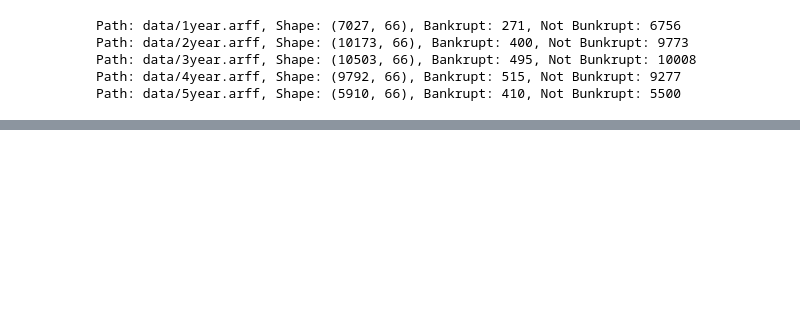
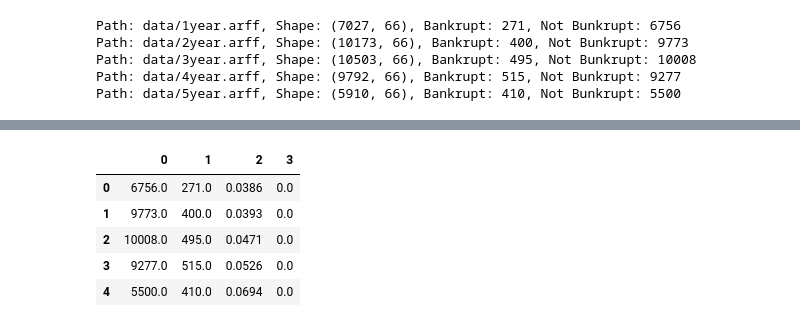
Before and after one commit to achmand/Polish-Bankruptcy-Prediction, a Jupyter notebook: pete_work.ipynb, the cells around one changed output, grey strips where cells are left out. Cells and saved outputs as stored; diff of their text form; code cells hidden in the pictures; blank space fills up the shorter version.

```diff
--- a/pete_work.ipynb
+++ b/pete_work.ipynb
@@ -270,2 +541,32 @@ theta = train_logistic_reg(X, y, alpha, max_iterations, threshold, True)
 #y_pred = predict_logistic_reg(X_test, theta)
 #accuracy = (y_pred == y_test).mean()
+# %%
+def imbalanced_stats(dfs_imbalanced):
+#    dfs_imbalanced = utils.df_to_dfs(dataframes) # return a list of dataframes
+    temp_counts = dfs_imbalanced[0].value_counts().shape[0]
+    imbalanced_stats = np.zeros((len(dfs_imbalanced), 2 + temp_counts))
+
+    for i in range(len(dfs_imbalanced)):
+        value_counts = dfs_imbalanced[i].value_counts().values
+        temp_min = sys.maxsize
+        for j in range(temp_counts):
+            imbalanced_stats[i][j] = value_counts[j]
+            if(temp_min > imbalanced_stats[i][j]):
+                temp_min = imbalanced_stats[i][j]
+
+        imbalanced_stats[i][temp_counts] = round(temp_min/len(dfs_imbalanced[i]), 4)
+    #    imbalanced_stats[i][temp_counts+1] = dfs_imbalanced[i].iloc[0].dtype
+
+    return pd.DataFrame(data = imbalanced_stats)
+
+test = pd.DataFrame([1, 1, 2, 2, 3], columns = ['class'])
+#imbalanced_stats([test['class']])
+imputed_X_class = [imputed_X[i]['class'] for i in range(len(imputed_X))] #list of dataframes
+imbalanced_stats(imputed_X_class)
+# %% [output]
+|  | 0 | 1 | 2 | 3 |
+| 0 | 6756.0 | 271.0 | 0.0386 | 0.0 |
+| 1 | 9773.0 | 400.0 | 0.0393 | 0.0 |
+| 2 | 10008.0 | 495.0 | 0.0471 | 0.0 |
+| 3 | 9277.0 | 515.0 | 0.0526 | 0.0 |
+| 4 | 5500.0 | 410.0 | 0.0694 | 0.0 |
```
Also changed, not shown: parts of 12 cells of this notebook, 2 other files.
